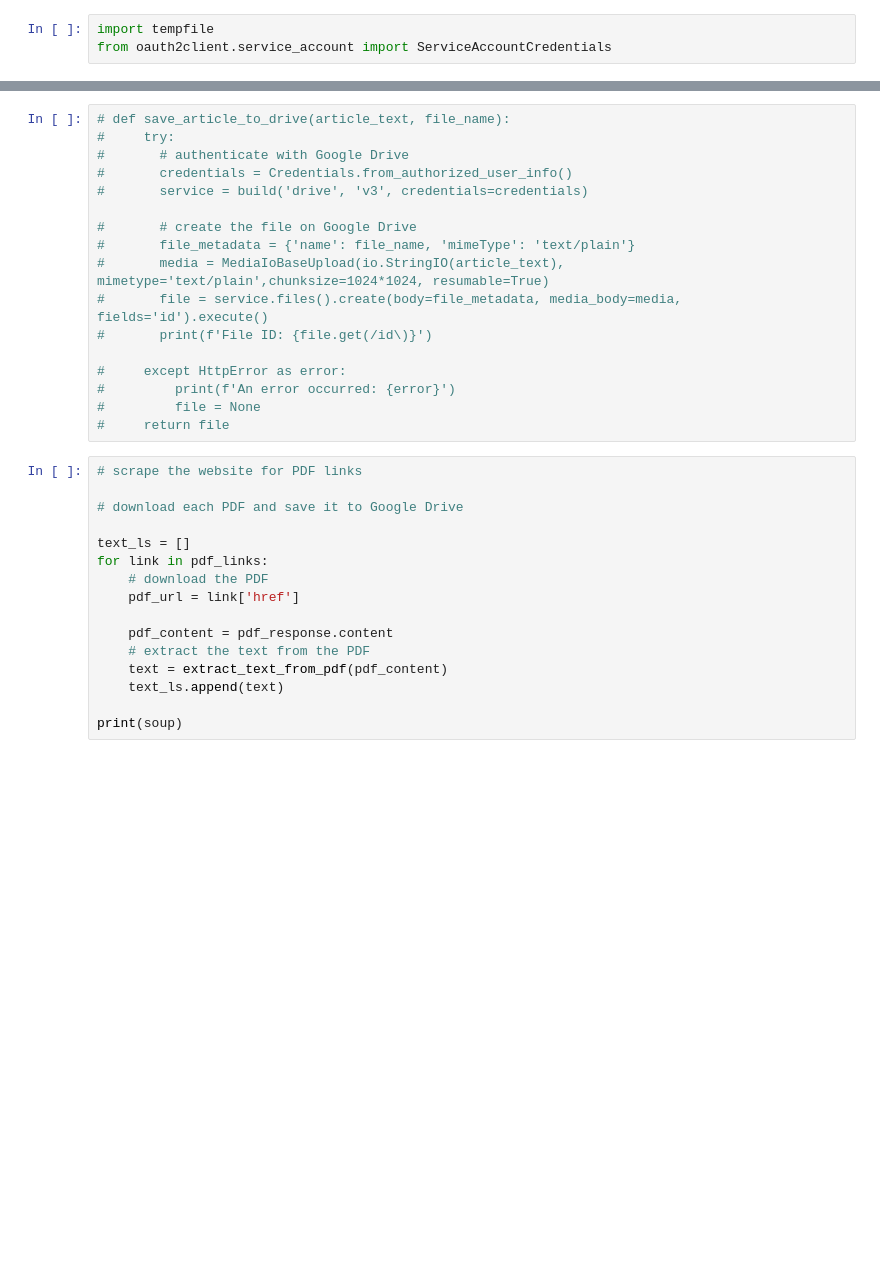
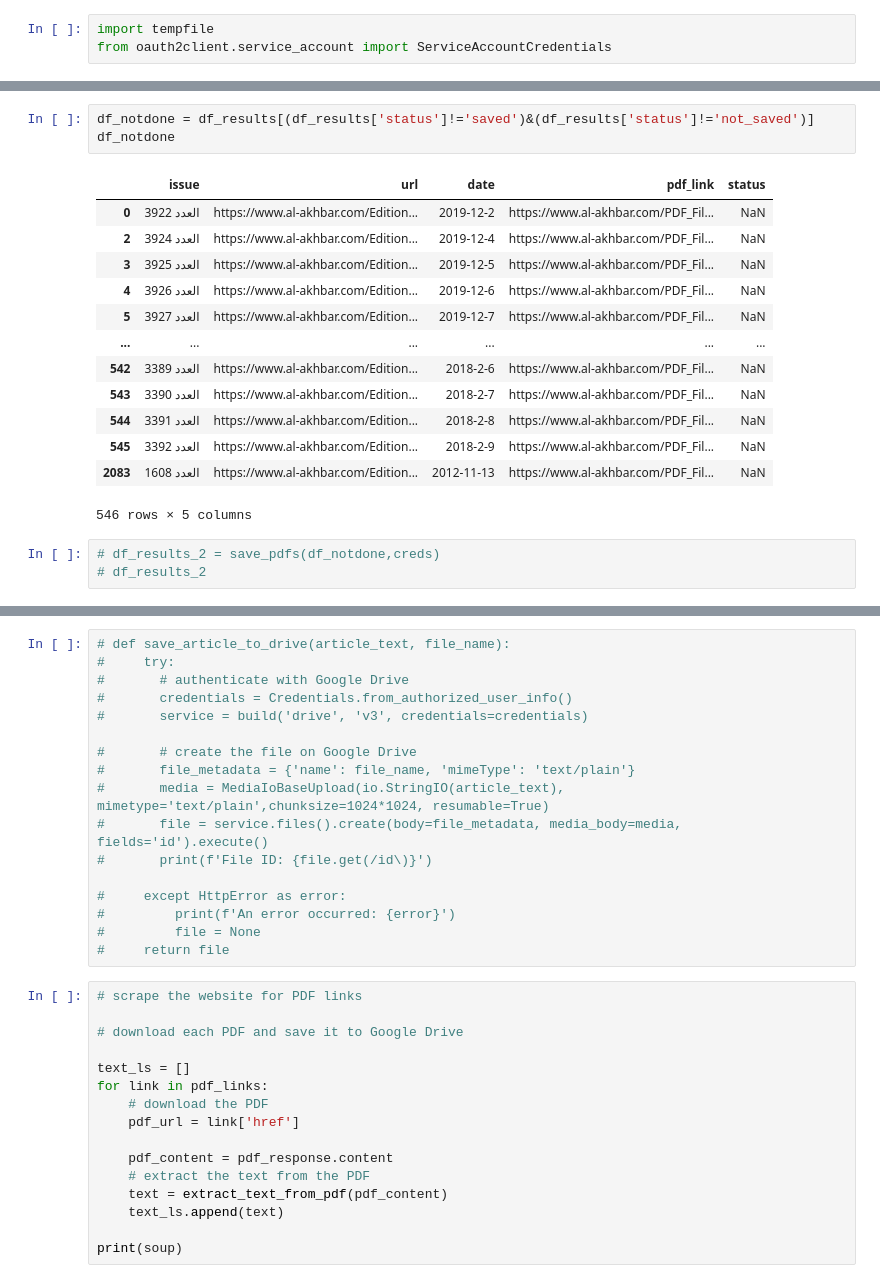
Before and after one commit to NoahDarwich/Leb_analysis, a Jupyter notebook: Notebooks/webscrape.ipynb, the cells around one changed output, grey strips where cells are left out. Saved outputs shown, nothing was run; the diff lists cells and outputs as text; blank space fills up the shorter version.

```diff
--- a/Notebooks/webscrape.ipynb
+++ b/Notebooks/webscrape.ipynb
@@ -177 +260,21 @@ folder_id
+# %%
+df_notdone = df_results[(df_results['status']!='saved')&(df_results['status']!='not_saved')]
+df_notdone
+# %% [output]
+|  | issue | url | date | pdf_link | status |
+| 0 | العدد 3922 | https://www.al-akhbar.com/Edition... | 2019-12-2 | https://www.al-akhbar.com/PDF_Fil... | NaN |
+| 2 | العدد 3924 | https://www.al-akhbar.com/Edition... | 2019-12-4 | https://www.al-akhbar.com/PDF_Fil... | NaN |
+| 3 | العدد 3925 | https://www.al-akhbar.com/Edition... | 2019-12-5 | https://www.al-akhbar.com/PDF_Fil... | NaN |
+| 4 | العدد 3926 | https://www.al-akhbar.com/Edition... | 2019-12-6 | https://www.al-akhbar.com/PDF_Fil... | NaN |
+| 5 | العدد 3927 | https://www.al-akhbar.com/Edition... | 2019-12-7 | https://www.al-akhbar.com/PDF_Fil... | NaN |
+| ... | ... | ... | ... | ... | ... |
+| 542 | العدد 3389 | https://www.al-akhbar.com/Edition... | 2018-2-6 | https://www.al-akhbar.com/PDF_Fil... | NaN |
+| 543 | العدد 3390 | https://www.al-akhbar.com/Edition... | 2018-2-7 | https://www.al-akhbar.com/PDF_Fil... | NaN |
+| 544 | العدد 3391 | https://www.al-akhbar.com/Edition... | 2018-2-8 | https://www.al-akhbar.com/PDF_Fil... | NaN |
+| 545 | العدد 3392 | https://www.al-akhbar.com/Edition... | 2018-2-9 | https://www.al-akhbar.com/PDF_Fil... | NaN |
+| 2083 | العدد 1608 | https://www.al-akhbar.com/Edition... | 2012-11-13 | https://www.al-akhbar.com/PDF_Fil... | NaN |
+546 rows × 5 columns
+# %%
+# df_results_2 = save_pdfs(df_notdone,creds)
+# df_results_2
 # %%
```
Also changed, not shown: parts of 15 cells of this notebook, 1 other file.
